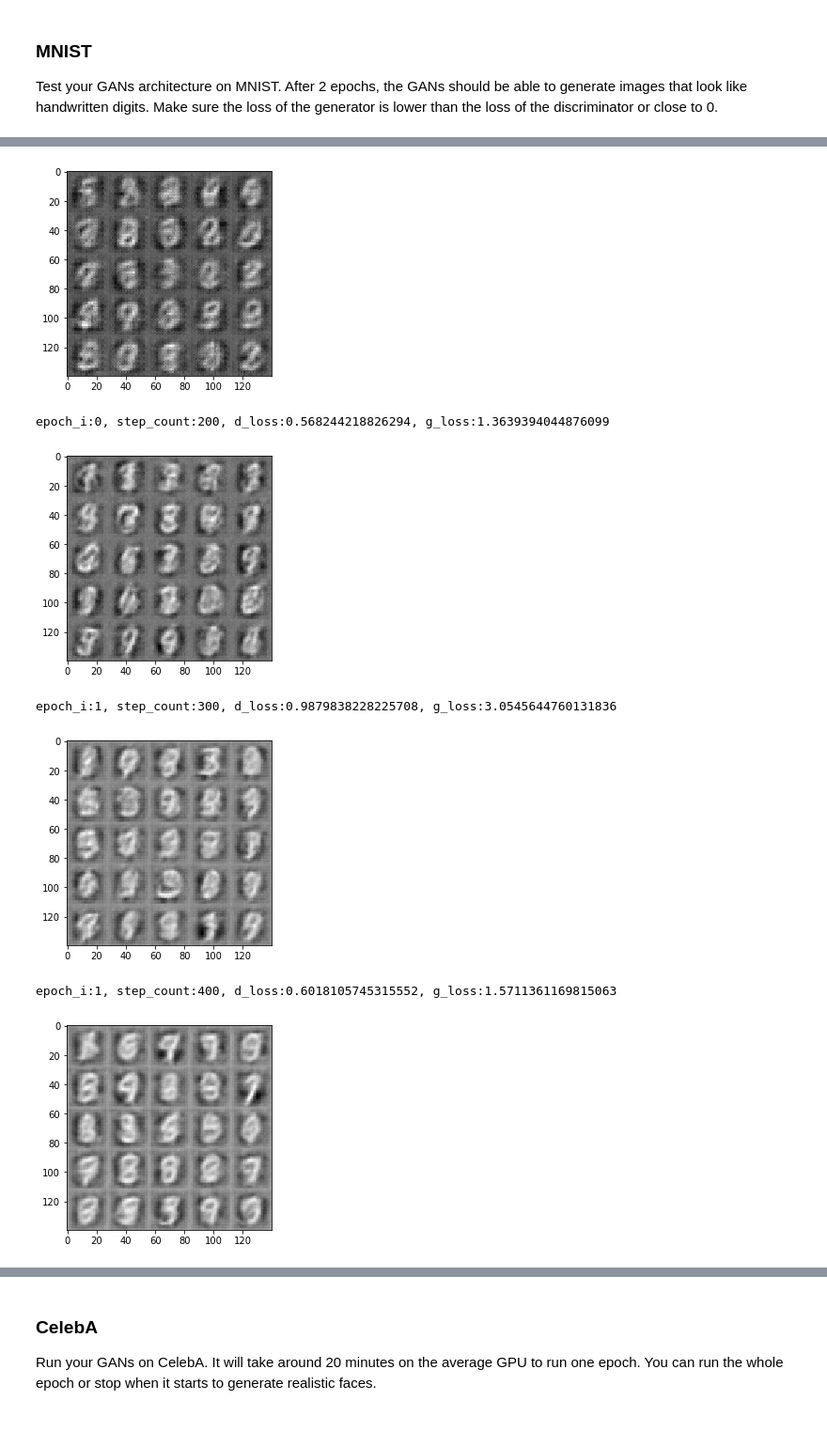
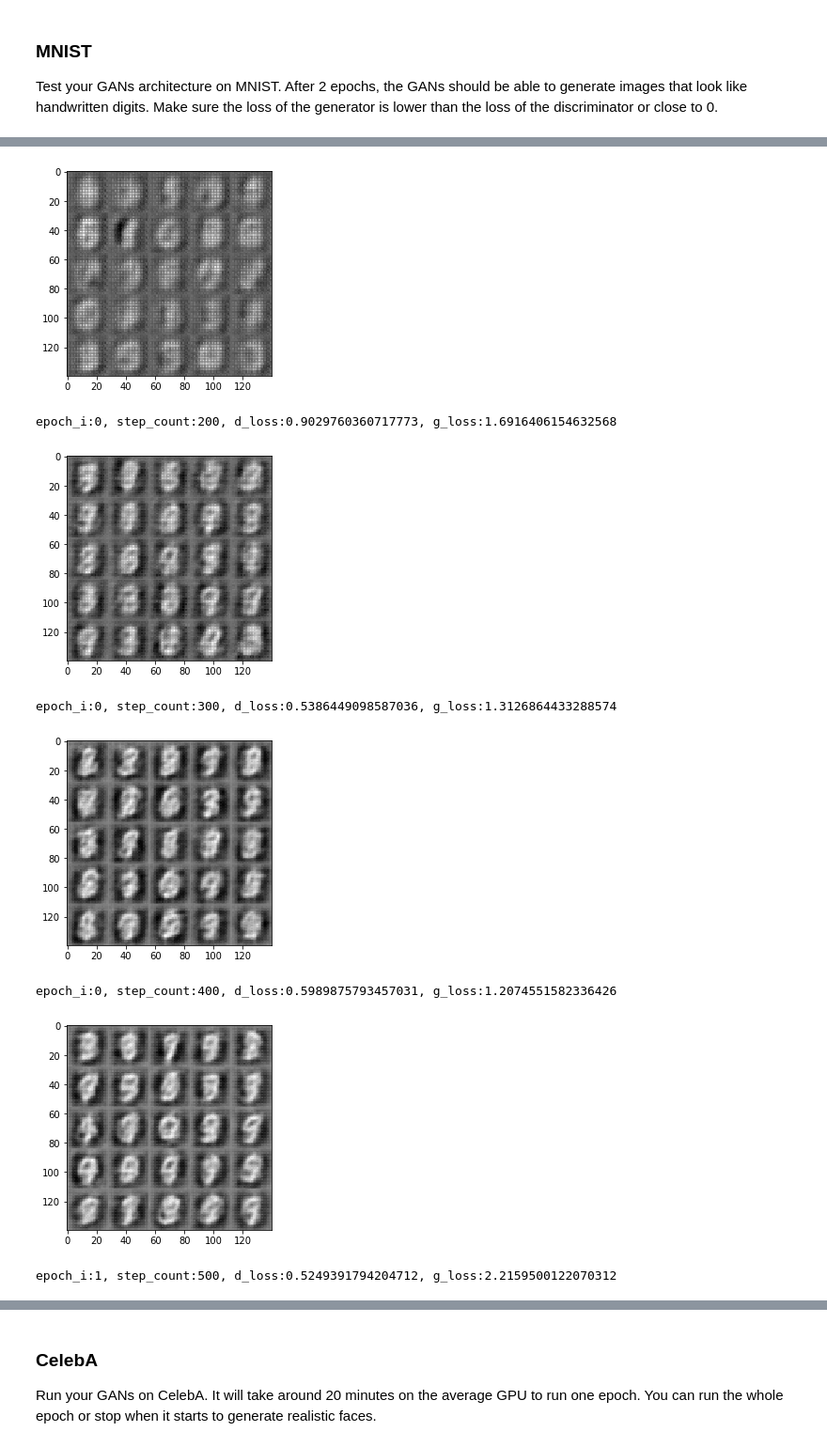
Before and after one commit to kouohhashi/dlnd_face_generation, a Jupyter notebook: dlnd_face_generation.ipynb, the cells around one changed output, grey strips where cells are left out. Shown at 94% size. Cells and saved outputs as stored; diff of their text form; code cells hidden in the pictures.

```diff
--- a/dlnd_face_generation.ipynb
+++ b/dlnd_face_generation.ipynb
@@ -462,15 +462,15 @@ def train(epoch_count, batch_size, z_dim, learning_rate, beta1, get_batches, dat
                     print("epoch_i:{}, step_count:{}, d_loss:{}, g_loss:{}".format(epoch_i, step_count, d_loss_1, g_loss_1))
 
                     # generated_images = sess.run(image_generation_op, feed_dict={inputs_z: batch_z, learning_rate_tf:learning_rate})
-                    show_generator_output(sess, 25, inputs_z[:25], image_channels, data_image_mode)
+                    show_generator_output(sess, 25, inputs_z, image_channels, data_image_mode)
 # %% [markdown]
 ### MNIST
 Test your GANs architecture on MNIST.  After 2 epochs, the GANs should be able to generate images that look like handwritten digits.  Make sure the loss of the generator is lower than the loss of the discriminator or close to 0.
 # %%
-batch_size = 256
-z_dim = 100
+batch_size = 128
+z_dim = 256 # z_dim 100 was not so good.
 learning_rate = 0.0002
-beta1 = 0.5
+beta1 = 0.6
 
 
 """
@@ -487,7 +487,8 @@ epoch_i:0, step_count:100, d_loss:0.9426973462104797, g_loss:0.675976037979126
-[figure, old version]
+[figure, new version]
-epoch_i:0, step_count:200, d_loss:0.568244218826294, g_loss:1.3639394044876099
+epoch_i:0, step_count:200, d_loss:0.9029760360717773, g_loss:1.6916406154632568
-[figure, old version]
+[figure, new version]
-epoch_i:1, step_count:300, d_loss:0.9879838228225708, g_loss:3.0545644760131836
+epoch_i:0, step_count:300, d_loss:0.5386449098587036, g_loss:1.3126864433288574
-[figure, old version]
+[figure, new version]
-epoch_i:1, step_count:400, d_loss:0.6018105745315552, g_loss:1.5711361169815063
+epoch_i:0, step_count:400, d_loss:0.5989875793457031, g_loss:1.2074551582336426
-[figure, old version]
+[figure, new version]
+epoch_i:1, step_count:500, d_loss:0.5249391794204712, g_loss:2.2159500122070312
```
Also changed, not shown: parts of 2 cells of this notebook, 1 other file.
